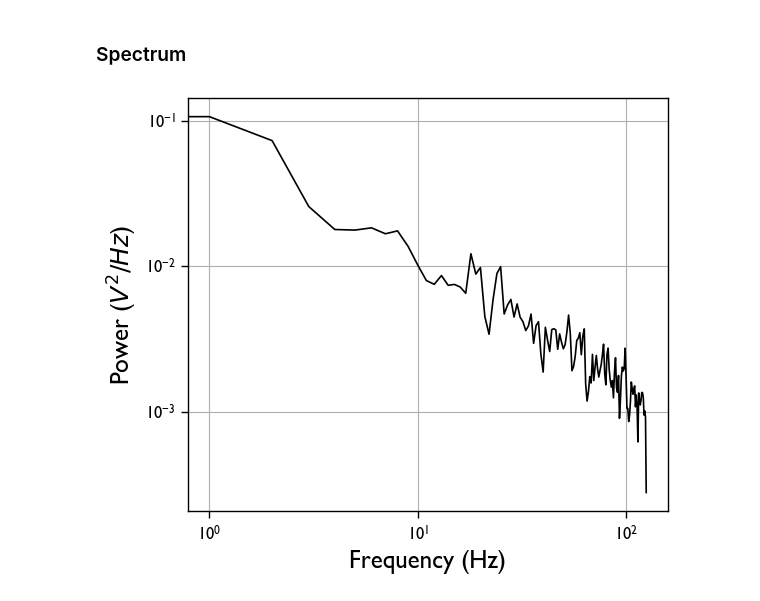
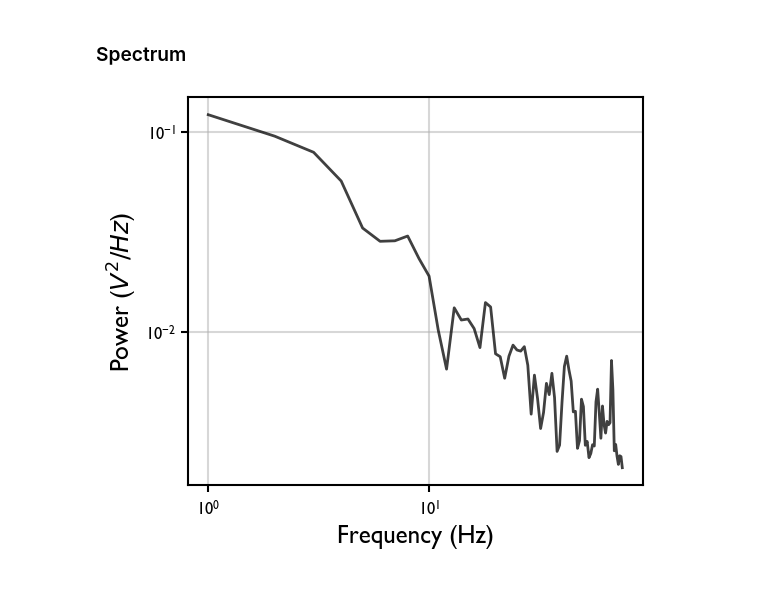
Before and after one commit to TomDonoghue/AperiodicHistory, a Jupyter notebook: 03-Figures.ipynb, the cells around one changed output. Drawn from its saved outputs; the diff is of its cells as text; code cells hidden in the pictures.

```diff
--- a/03-Figures.ipynb
+++ b/03-Figures.ipynb
@@ -87,0 +27,13 @@ def plot_old_stylify(ax):
+# %%
+# Plot settings
+psd_kws = {
+    'lw' : 2,
+    'alpha' : 0.75,
+    'figsize' : (6, 5),
+}
+
+ac_kws = {
+    'lw' : 2,
+    'alpha' : 0.75,
+    'figsize' : (6, 5),
+}
@@ -87,0 +44,3 @@ def plot_old_stylify(ax):
+# %%
+# Analysis settings
+psd_range = [1, 75]
@@ -94,3 +58,3 @@ fs = 250
 # %%
-# Example signal
-sig = sim_powerlaw(n_seconds, fs, -1)
+# Example signal - aperiodic
+sig_ap = sim_powerlaw(n_seconds, fs, -1, f_range=(0.25, None))
@@ -132,13 +130,11 @@ save_figure('figs/ac.pdf')
+# %%
+# Compute ...
+freqs_ap, powers_ap = compute_spectrum(sig_ap, fs, f_range=psd_range)
+freqs_cm, powers_cm = compute_spectrum(sig_cm, fs, f_range=psd_range)
 # %%
-# Plot example power spectrum
-plot_power_spectra(*compute_spectrum(sig, fs),
-                   colors='k', figsize=(6, 5))
-ax = plt.gca()
-ax.xaxis.set_tick_params(direction='out', which='both', length=5)
-ax.yaxis.set_tick_params(direction='out', which='both', length=5)
-plt.minorticks_off()
-plt.grid()
-plot_old_stylify(ax)
-save_figure('figs/psd.pdf')
+# Plot example power spectrum - aperiodic
+plot_power_spectra(freqs_ap, powers_ap, colors='k', **psd_kws)
+style_spectrum_plot(plt.gca())
+save_figure('figs/psd_ap.pdf')
 # %% [output]
-[figure, old version]
+[figure, new version]
```
Also changed, not shown: parts of 40 cells of this notebook.
